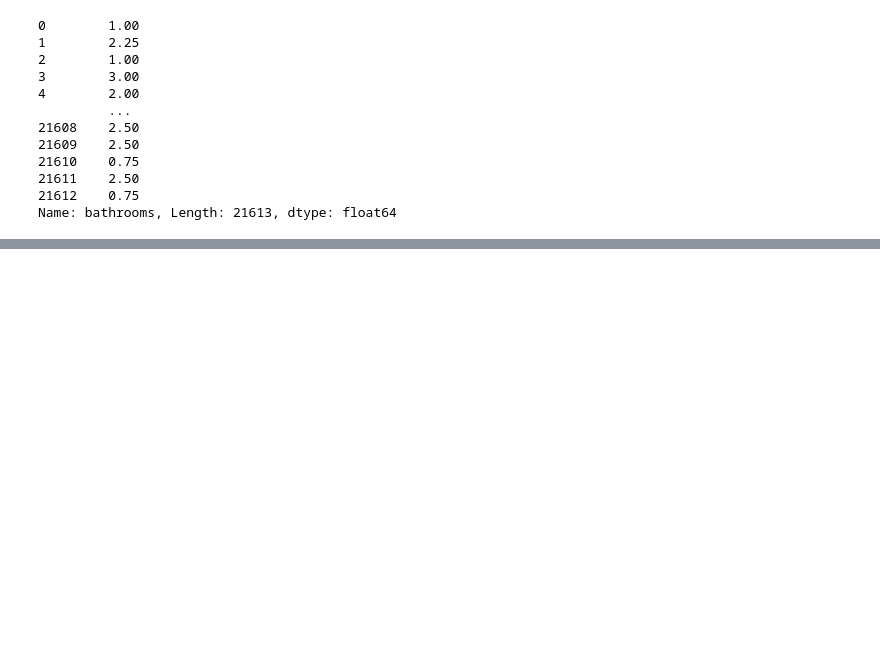
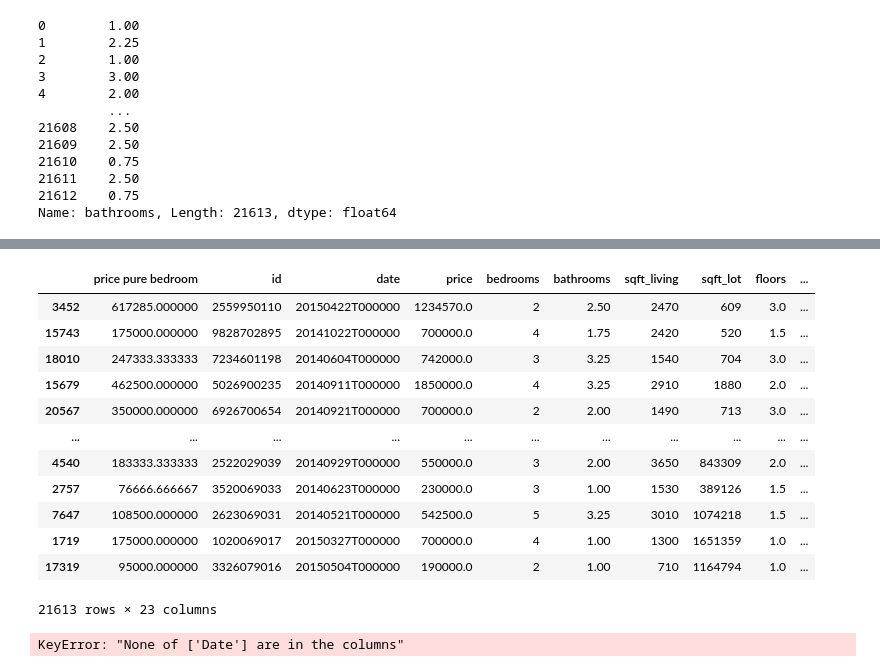
Before and after one commit to trudova/python-projects, a Jupyter notebook: pandas/more_filtering.ipynb, the cells around one changed output, grey strips where cells are left out. Saved outputs shown, nothing was run; the diff lists cells and outputs as text; code cells hidden in the pictures; blank space fills up the shorter version.

```diff
--- a/pandas/more_filtering.ipynb
+++ b/pandas/more_filtering.ipynb
@@ -204,0 +272,2 @@ Name: bathrooms, Length: 21613, dtype: float64
+# %%
+housing['price_persqft']= housing['price']/housing['sqft_lot']
@@ -204,0 +290,20 @@ Name: bathrooms, Length: 21613, dtype: float64
+# %%
+housing.sort_values('price_persqft', ascending=False)
+# %% [output]
+|  | price pure bedroom | id | date | price | bedrooms | bathrooms | sqft_living | sqft_lot | floors | ... |
+| 3452 | 617285.000000 | 2559950110 | 20150422T000000 | 1234570.0 | 2 | 2.50 | 2470 | 609 | 3.0 | ... |
+| 15743 | 175000.000000 | 9828702895 | 20141022T000000 | 700000.0 | 4 | 1.75 | 2420 | 520 | 1.5 | ... |
+| 18010 | 247333.333333 | 7234601198 | 20140604T000000 | 742000.0 | 3 | 3.25 | 1540 | 704 | 3.0 | ... |
+| 15679 | 462500.000000 | 5026900235 | 20140911T000000 | 1850000.0 | 4 | 3.25 | 2910 | 1880 | 2.0 | ... |
+| 20567 | 350000.000000 | 6926700654 | 20140921T000000 | 700000.0 | 2 | 2.00 | 1490 | 713 | 3.0 | ... |
+| ... | ... | ... | ... | ... | ... | ... | ... | ... | ... | ... |
+| 4540 | 183333.333333 | 2522029039 | 20140929T000000 | 550000.0 | 3 | 2.00 | 3650 | 843309 | 2.0 | ... |
+| 2757 | 76666.666667 | 3520069033 | 20140623T000000 | 230000.0 | 3 | 1.00 | 1530 | 389126 | 1.5 | ... |
+| 7647 | 108500.000000 | 2623069031 | 20140521T000000 | 542500.0 | 5 | 3.25 | 3010 | 1074218 | 1.5 | ... |
+| 1719 | 175000.000000 | 1020069017 | 20150327T000000 | 700000.0 | 4 | 1.00 | 1300 | 1651359 | 1.0 | ... |
+| 17319 | 95000.000000 | 3326079016 | 20150504T000000 | 190000.0 | 2 | 1.00 | 710 | 1164794 | 1.0 | ... |
+21613 rows × 23 columns
+# %%
+coin.set_index('Date', inplace=True)
+# %% [output]
+KeyError: "None of ['Date'] are in the columns"
```
Also changed, not shown: parts of 16 cells of this notebook, 1 other file.
